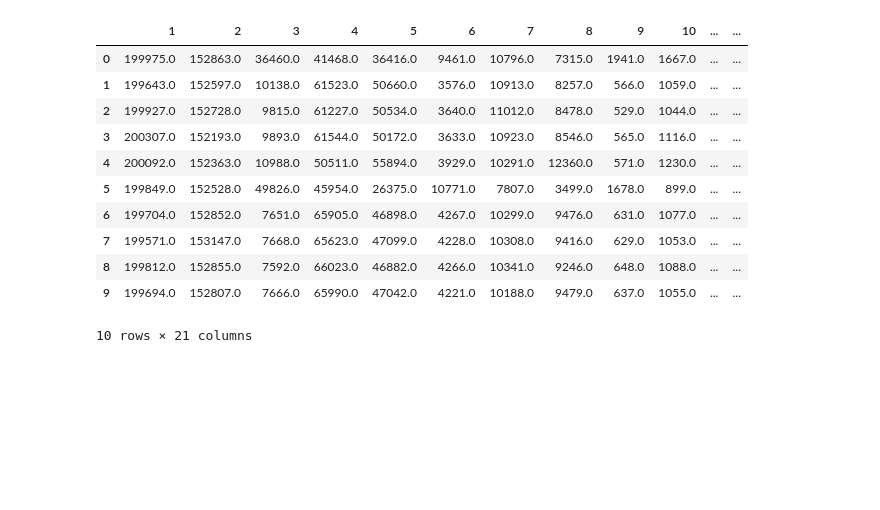
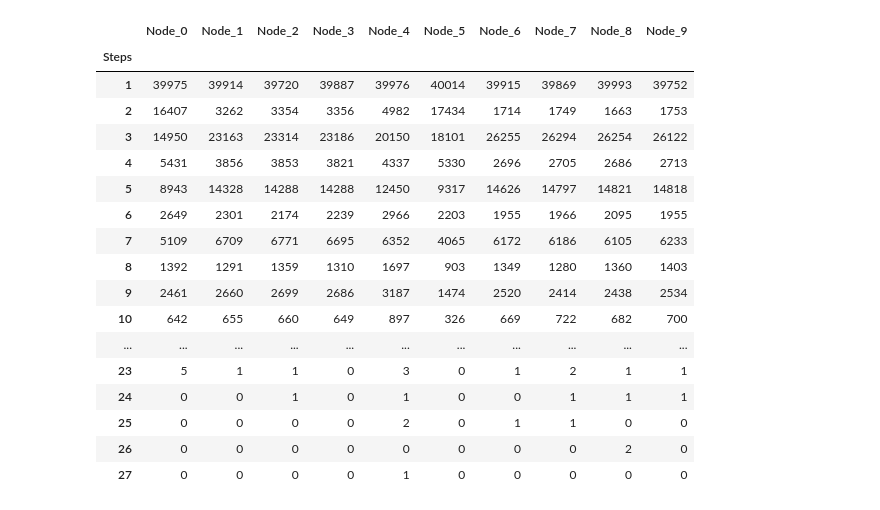
Before and after one commit to amitgaru2/cvf-python-gnn, a Jupyter notebook: simulations/cvf-analysis/analyzing raw data.ipynb, the cells around one changed output. Cells and saved outputs as stored; diff of their text form; code cells hidden in the pictures; blank space fills up the shorter version.

```diff
--- a/simulations/cvf-analysis/analyzing raw data.ipynb
+++ b/simulations/cvf-analysis/analyzing raw data.ipynb
@@ -21,19 +26,27 @@ df.head()
 value_counts = {}
 for c in df.columns:
     value_counts[c] = df[c].value_counts()
-# %%
-agg_df = pd.DataFrame(value_counts).transpose()
-agg_df
-# %% [output]
-|  | 1 | 2 | 3 | 4 | 5 | 6 | 7 | 8 | 9 | 10 | ... | ... |
-| 0 | 199975.0 | 152863.0 | 36460.0 | 41468.0 | 36416.0 | 9461.0 | 10796.0 | 7315.0 | 1941.0 | 1667.0 | ... | ... |
-| 1 | 199643.0 | 152597.0 | 10138.0 | 61523.0 | 50660.0 | 3576.0 | 10913.0 | 8257.0 | 566.0 | 1059.0 | ... | ... |
-| 2 | 199927.0 | 152728.0 | 9815.0 | 61227.0 | 50534.0 | 3640.0 | 11012.0 | 8478.0 | 529.0 | 1044.0 | ... | ... |
-| 3 | 200307.0 | 152193.0 | 9893.0 | 61544.0 | 50172.0 | 3633.0 | 10923.0 | 8546.0 | 565.0 | 1116.0 | ... | ... |
-| 4 | 200092.0 | 152363.0 | 10988.0 | 50511.0 | 55894.0 | 3929.0 | 10291.0 | 12360.0 | 571.0 | 1230.0 | ... | ... |
-| 5 | 199849.0 | 152528.0 | 49826.0 | 45954.0 | 26375.0 | 10771.0 | 7807.0 | 3499.0 | 1678.0 | 899.0 | ... | ... |
-| 6 | 199704.0 | 152852.0 | 7651.0 | 65905.0 | 46898.0 | 4267.0 | 10299.0 | 9476.0 | 631.0 | 1077.0 | ... | ... |
-| 7 | 199571.0 | 153147.0 | 7668.0 | 65623.0 | 47099.0 | 4228.0 | 10308.0 | 9416.0 | 629.0 | 1053.0 | ... | ... |
-| 8 | 199812.0 | 152855.0 | 7592.0 | 66023.0 | 46882.0 | 4266.0 | 10341.0 | 9246.0 | 648.0 | 1088.0 | ... | ... |
-| 9 | 199694.0 | 152807.0 | 7666.0 | 65990.0 | 47042.0 | 4221.0 | 10188.0 | 9479.0 | 637.0 | 1055.0 | ... | ... |
-10 rows × 21 columns
+# %%
+agg_df = pd.DataFrame(value_counts).fillna(0).astype(int)
+agg_df.rename_axis('Steps', inplace=True)
+agg_df = agg_df.add_prefix("Node_")
+agg_df
+# %% [output]
+|  | Node_0 | Node_1 | Node_2 | Node_3 | Node_4 | Node_5 | Node_6 | Node_7 | Node_8 | Node_9 |
+| Steps |  |  |  |  |  |  |  |  |  |  |
+| 1 | 39975 | 39914 | 39720 | 39887 | 39976 | 40014 | 39915 | 39869 | 39993 | 39752 |
+| 2 | 16407 | 3262 | 3354 | 3356 | 4982 | 17434 | 1714 | 1749 | 1663 | 1753 |
+| 3 | 14950 | 23163 | 23314 | 23186 | 20150 | 18101 | 26255 | 26294 | 26254 | 26122 |
+| 4 | 5431 | 3856 | 3853 | 3821 | 4337 | 5330 | 2696 | 2705 | 2686 | 2713 |
+| 5 | 8943 | 14328 | 14288 | 14288 | 12450 | 9317 | 14626 | 14797 | 14821 | 14818 |
+| 6 | 2649 | 2301 | 2174 | 2239 | 2966 | 2203 | 1955 | 1966 | 2095 | 1955 |
+| 7 | 5109 | 6709 | 6771 | 6695 | 6352 | 4065 | 6172 | 6186 | 6105 | 6233 |
+| 8 | 1392 | 1291 | 1359 | 1310 | 1697 | 903 | 1349 | 1280 | 1360 | 1403 |
+| 9 | 2461 | 2660 | 2699 | 2686 | 3187 | 1474 | 2520 | 2414 | 2438 | 2534 |
+| 10 | 642 | 655 | 660 | 649 | 897 | 326 | 669 | 722 | 682 | 700 |
+| ... | ... | ... | ... | ... | ... | ... | ... | ... | ... | ... |
+| 23 | 5 | 1 | 1 | 0 | 3 | 0 | 1 | 2 | 1 | 1 |
+| 24 | 0 | 0 | 1 | 0 | 1 | 0 | 0 | 1 | 1 | 1 |
+| 25 | 0 | 0 | 0 | 0 | 2 | 0 | 1 | 1 | 0 | 0 |
+| 26 | 0 | 0 | 0 | 0 | 0 | 0 | 0 | 0 | 2 | 0 |
+| 27 | 0 | 0 | 0 | 0 | 1 | 0 | 0 | 0 | 0 | 0 |
```
Also changed, not shown: parts of 12 cells of this notebook.
